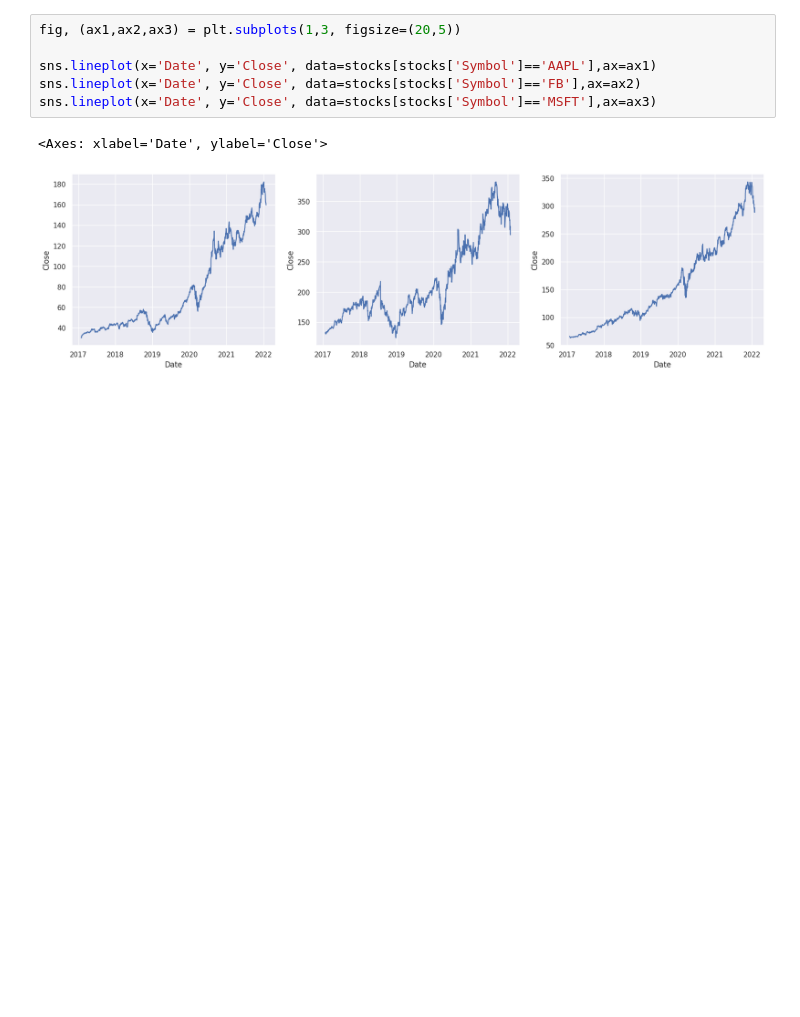
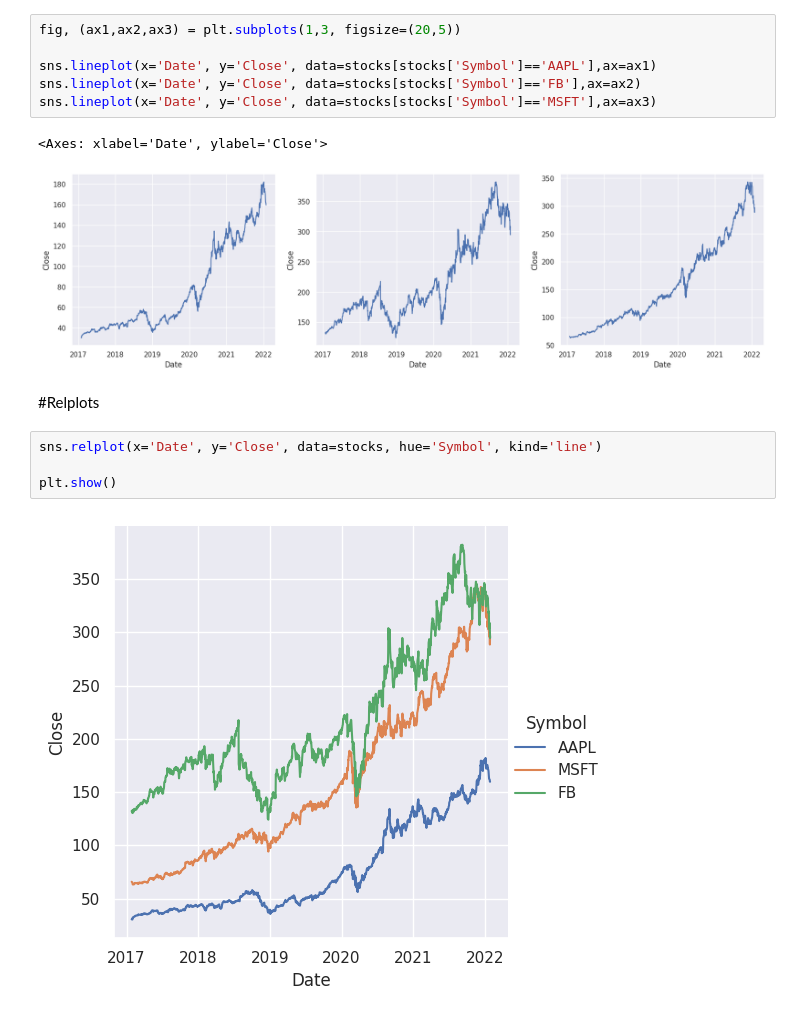
Before and after one commit to KeerthanaSistla/Python-for-Data-Analysis-Visualization, a Jupyter notebook: Seaborn.ipynb, the cells around one changed output. Saved outputs shown, nothing was run; the diff lists cells and outputs as text; blank space fills up the shorter version.

```diff
--- a/Seaborn.ipynb
+++ b/Seaborn.ipynb
@@ -255,3 +255,11 @@ sns.lineplot(x='Date', y='Close', data=stocks[stocks['Symbol']=='MSFT'],ax=ax3)
 # %% [output]
 <Axes: xlabel='Date', ylabel='Close'>
 [figure]
+# %% [markdown]
+#Relplots
+# %%
+sns.relplot(x='Date', y='Close', data=stocks, hue='Symbol', kind='line')
+
+plt.show()
+# %% [output]
+[figure, added]
```
Also changed, not shown: parts of 29 cells of this notebook.
